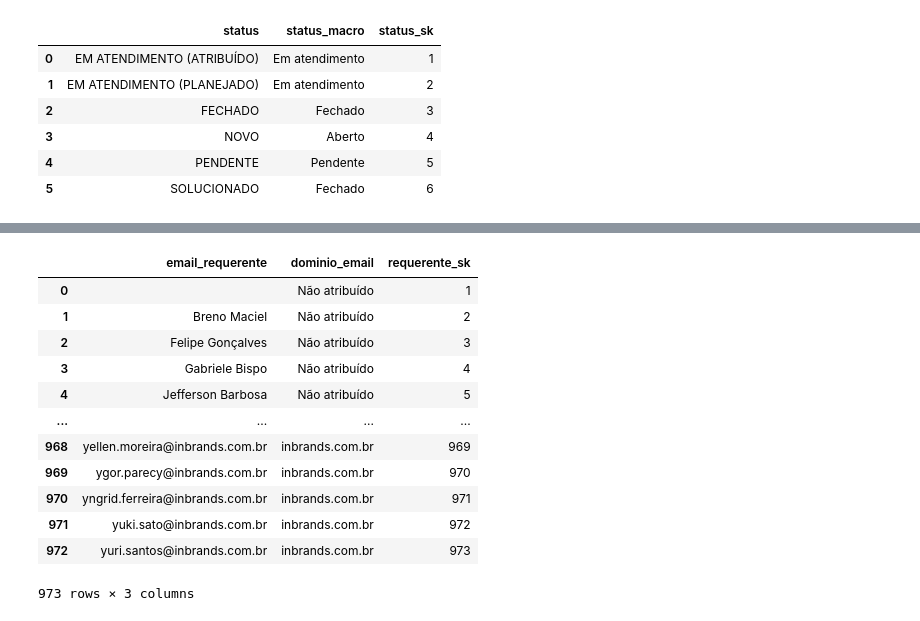
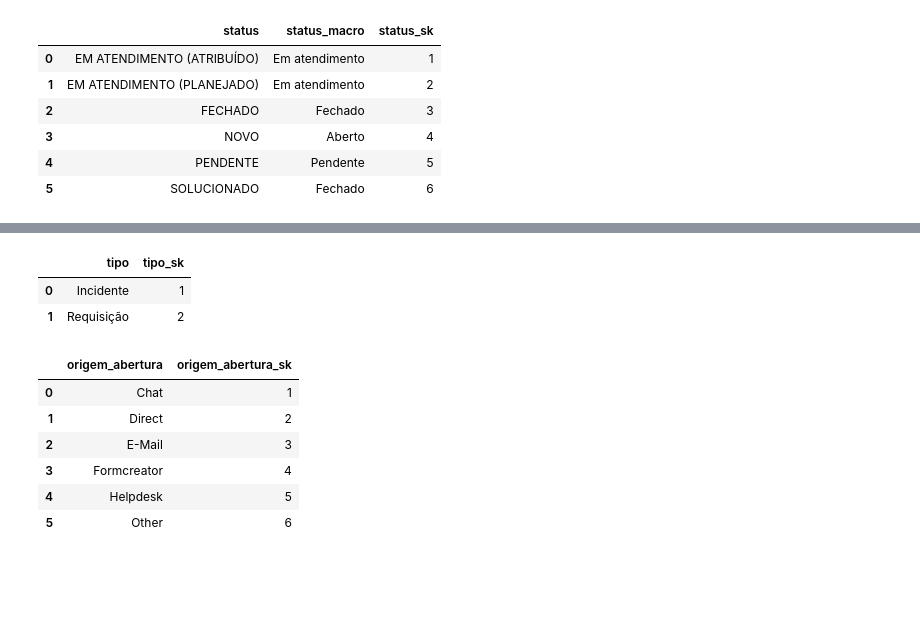
Before and after one commit to GustavoTIIB/Datawarehouse---GLPI, a Jupyter notebook: Tratamento_dados_chamados.ipynb, the cells around one changed output, grey strips where cells are left out. Saved outputs shown, nothing was run; the diff lists cells and outputs as text; code cells hidden in the pictures; blank space fills up the shorter version.

```diff
--- a/Tratamento_dados_chamados.ipynb
+++ b/Tratamento_dados_chamados.ipynb
@@ -167,0 +364,5 @@ df
+# %%
+df['sla_previsto_horas'] = (
+    df['prioridade']
+    .map(map_sla)
+)
@@ -167,0 +404,5 @@ df
+# %%
+df['faixa_sla'] = (
+    df['tempo_resolucao_horas']
+    .apply(classificar_faixa_sla)
+)
@@ -184,20 +613,3 @@ D_STATUS
 | 3 | NOVO | Aberto | 4 |
 | 4 | PENDENTE | Pendente | 5 |
 | 5 | SOLUCIONADO | Fechado | 6 |
-# %%
-# Criando a Tabela Dimensão referente ao Tecnico do chamado
-
-D_TECNICO = (
-    df[['nome_tecnico','departamento']]
-    .drop_duplicates()
-    .sort_values(by='nome_tecnico')
-    .reset_index(drop=True)
-)
-
-df['flag_sem_tecnico'] = np.where(df['nome_tecnico'].isnull(), 1, 0)
-if df['flag_sem_tecnico'].sum() > 1:
-    print("Sem Técnico")
-df_com_tecnico = df[df['flag_sem_tecnico'] == 0]
-
-D_TECNICO['tecnico_sk'] = D_TECNICO.index + 1
-D_TECNICO
@@ -262,23 +616,32 @@ df
 # %%
-D_REQUERENTE = (
-        df[['email_requerente', 'dominio_email']]
-        .drop_duplicates()
-        .sort_values(by='email_requerente')
-        .reset_index(drop=True)
+### 5.8 D_TIPO
+D_TIPO = (
+    df[['tipo']]
+    .drop_duplicates()
+    .sort_values(by='tipo')
+    .reset_index(drop=True)
 )
-D_REQUERENTE['requerente_sk'] = D_REQUERENTE.index + 1
-D_REQUERENTE
+D_TIPO['tipo_sk'] = D_TIPO.index + 1
+D_TIPO
 # %% [output]
-|  | email_requerente | dominio_email | requerente_sk |
-| 0 |  | Não atribuído | 1 |
-| 1 | Breno Maciel | Não atribuído | 2 |
-| 2 | Felipe Gonçalves | Não atribuído | 3 |
-| 3 | Gabriele Bispo | Não atribuído | 4 |
-| 4 | Jefferson Barbosa | Não atribuído | 5 |
-| ... | ... | ... | ... |
-| 968 | yellen.moreira@inbrands.com.br | inbrands.com.br | 969 |
-| 969 | ygor.parecy@inbrands.com.br | inbrands.com.br | 970 |
-| 970 | yngrid.ferreira@inbrands.com.br | inbrands.com.br | 971 |
-| 971 | yuki.sato@inbrands.com.br | inbrands.com.br | 972 |
-| 972 | yuri.santos@inbrands.com.br | inbrands.com.br | 973 |
+|  | tipo | tipo_sk |
+| 0 | Incidente | 1 |
+| 1 | Requisição | 2 |
-973 rows × 3 columns
+# %%
+### 5.9 D_ORIGEM_ABERTURA
+D_ORIGEM_ABERTURA = (
+    df[['origem_abertura']]
+    .drop_duplicates()
+    .sort_values(by='origem_abertura')
+    .reset_index(drop=True)
+)
+D_ORIGEM_ABERTURA['origem_abertura_sk'] = D_ORIGEM_ABERTURA.index + 1
+D_ORIGEM_ABERTURA
+# %% [output]
+|  | origem_abertura | origem_abertura_sk |
+| 0 | Chat | 1 |
+| 1 | Direct | 2 |
+| 2 | E-Mail | 3 |
+| 3 | Formcreator | 4 |
+| 4 | Helpdesk | 5 |
+| 5 | Other | 6 |
```
Also changed, not shown: parts of 50 cells of this notebook, 2 other files.
